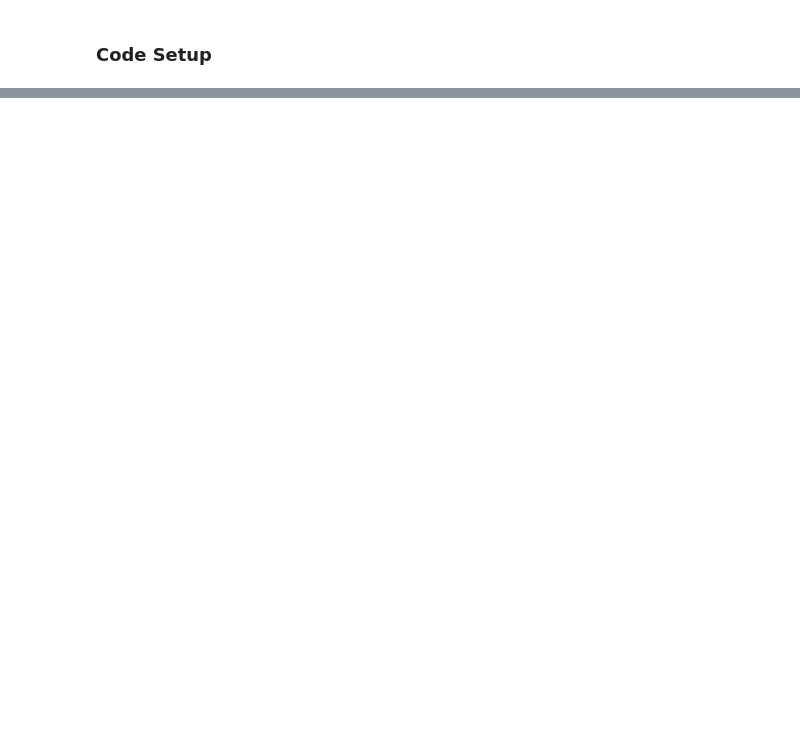
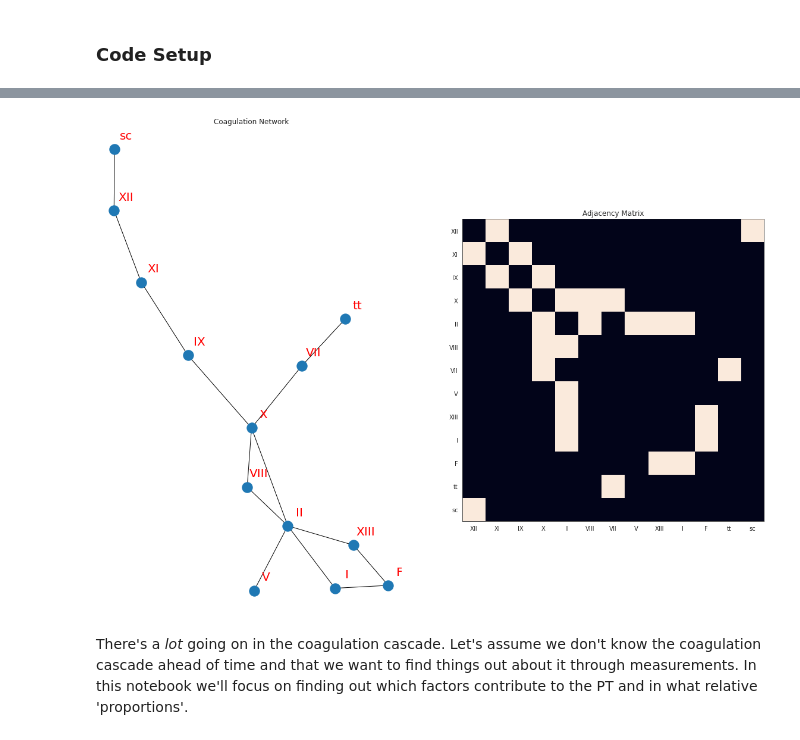
Before and after one commit to virati/Med_ML, a Jupyter notebook: core/ML_Med_LinRegr_Adv.ipynb, the cells around one changed output, grey strips where cells are left out. Cells and saved outputs as stored; diff of their text form; code cells hidden in the pictures; blank space fills up the shorter version.

```diff
--- a/core/ML_Med_LinRegr_Adv.ipynb
+++ b/core/ML_Med_LinRegr_Adv.ipynb
@@ -15,6 +49,7 @@ As always, there's code and interactive widgets all along the way.
 # %%
 # The big library for doing math + data in python
 import numpy as np
+import numpy.random as random
 
 # A big library that has a lot of useful functions for scientific use of python
 import scipy
@@ -25,7 +60,7 @@ import matplotlib
 import matplotlib.pyplot as plt
 import seaborn as sns
 sns.set_style("white")
-matplotlib.rcParams['figure.figsize'] = [15, 10]
+matplotlib.rcParams['figure.figsize'] = [20, 15]
 
 # The main library used for statistics
 import scipy.stats as stats
@@ -40,3 +75,7 @@ import ipywidgets as widgets
 # Misc stuff related to cleaning up code and displaying results in a pretty way
 #from example_systems import *
 from IPython.display import Markdown as md
+
+import warnings; warnings.simplefilter('ignore')
+
+np.random.seed(1111)
@@ -118,0 +170,8 @@ y += np.random.normal(0,y_measure_noise,size=y.shape)
+# %%
+plot_network(CoCa)
+# %% [output]
+[figure, added]
+# %% [markdown]
+There's a *lot* going on in the coagulation cascade.
+Let's assume we don't know the coagulation cascade ahead of time and that we want to find things out about it through measurements.
+In this notebook we'll focus on finding out which factors contribute to the PT and in what relative 'proportions'.
```
Also changed, not shown: parts of 31 cells of this notebook, 3 other files.
